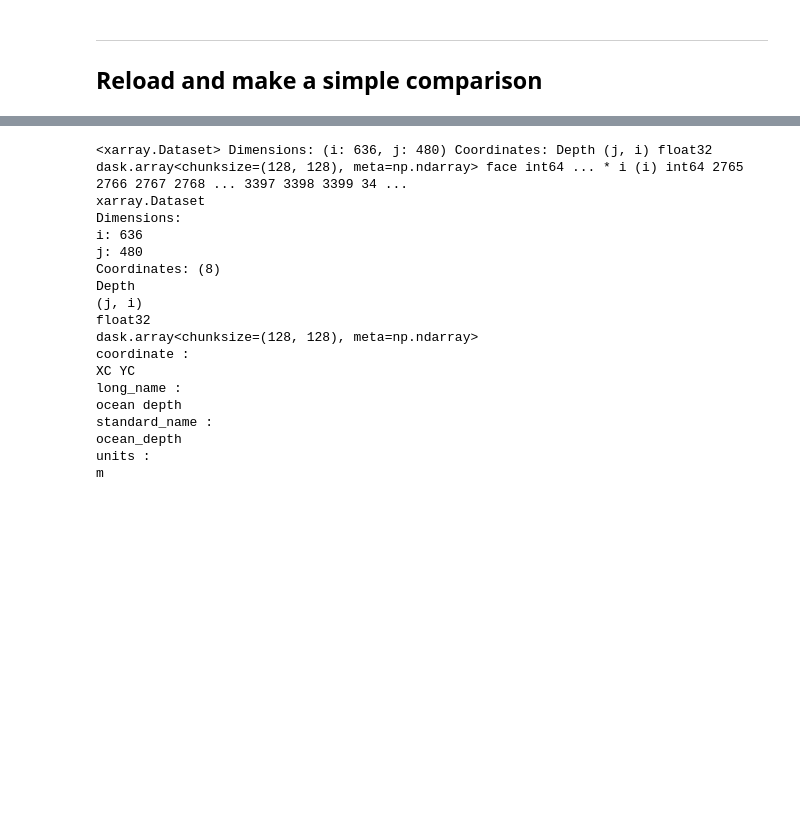
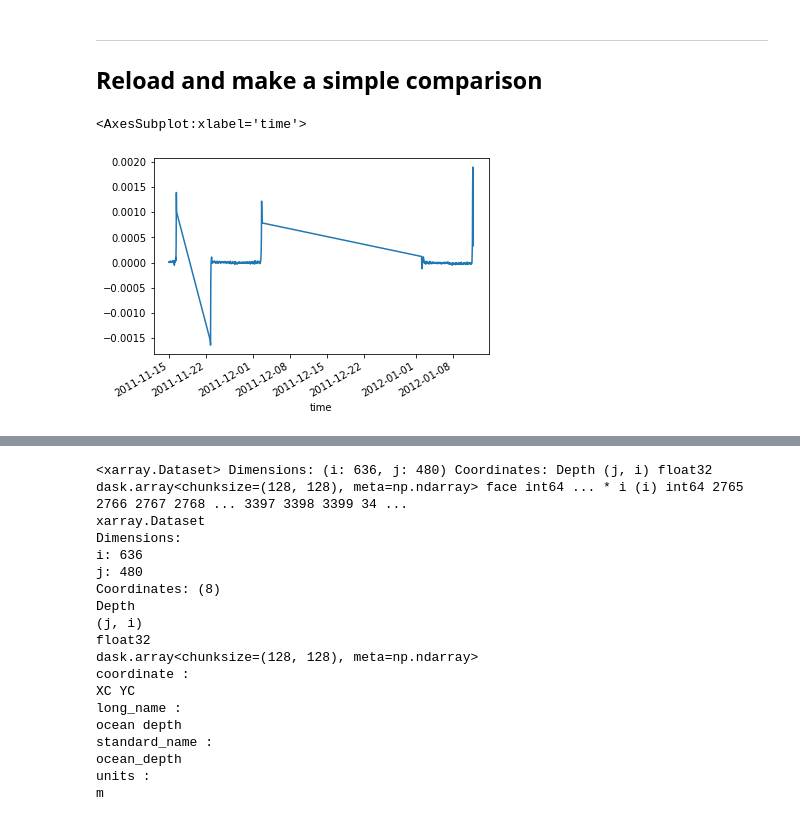
Before and after one commit to apatlpo/mit_equinox, a Jupyter notebook: calval/regional_interp.ipynb, the cells around one changed output, grey strips where cells are left out. Cells and saved outputs as stored; diff of their text form; code cells hidden in the pictures; blank space fills up the shorter version.

```diff
--- a/calval/regional_interp.ipynb
+++ b/calval/regional_interp.ipynb
@@ -197,0 +215,5 @@ df["meridional_velocity_geo"] = g*df["dEta_dx"]/f
+# %%
+df.groupby("trajectory").get_group(37001242)["dEta_dx"].plot()
+# %% [output]
+<AxesSubplot:xlabel='time'>
+[figure, added]
```
Also changed, not shown: parts of 24 cells of this notebook, 7 other files.
